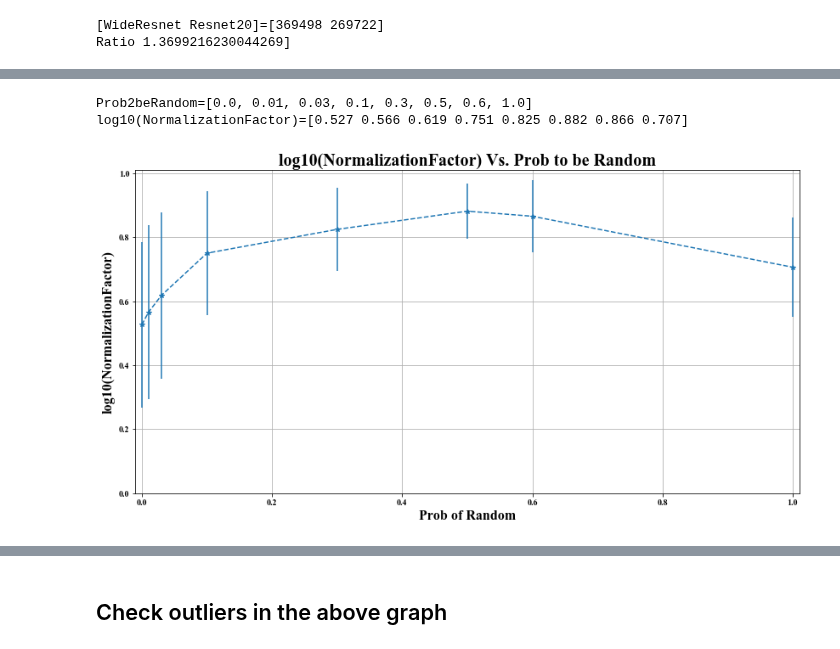
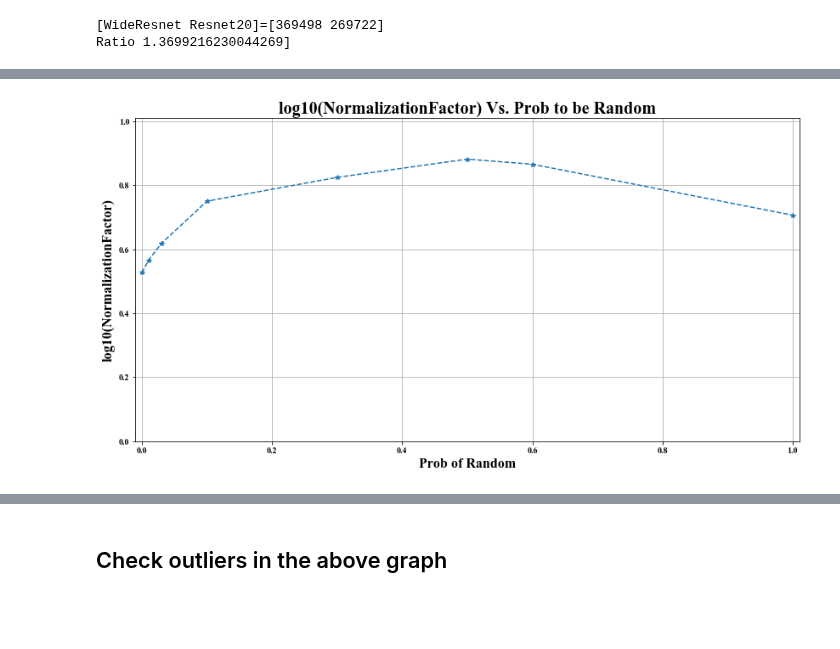
Before and after one commit to kobybibas/deep_pnml_experiments, a Jupyter notebook: src/analyze_results.ipynb, the cells around one changed output, grey strips where cells are left out. Cells and saved outputs as stored; diff of their text form; code cells hidden in the pictures; blank space fills up the shorter version.

```diff
--- a/src/analyze_results.ipynb
+++ b/src/analyze_results.ipynb
@@ -351,25 +344,3 @@ print('Ratio {}]'.format(wide_resnet_params/resnet20_params))
 # %% [output]
 [WideResnet Resnet20]=[369498 269722]
 Ratio 1.3699216230044269]
-# %%
-# Extract the log normalization factor
-mean_log_norm_factor_list = []
-std_log_norm_factor_list = []
-
-nml_loss_list = []
-nml_acc_list = []
-erm_loss_list = []
-erm_acc_list = []
-
-for idx, file_random in enumerate(files_random):
-    print('Loading idx = ', idx)
-    results_dict = load_dict_from_file_list(file_random)
-    nml_loss, norm_factor_list, nml_acc, is_correct_nml, idx_in_dataset  = get_NML_log_loss_from_dict(results_dict, is_random_labels = True);
-    erm_loss, erm_acc, is_correct_erm = get_ERM_log_loss_from_dict(results_dict, is_random_labels = True);
-    mean_log_norm_factor_list.append(np.log10(norm_factor_list).mean())
-    std_log_norm_factor_list.append(np.log10(norm_factor_list).std())
-    erm_acc_list.append(erm_acc)
-    nml_acc_list.append(nml_acc)
-    erm_loss_list.append(np.mean(erm_loss))
-    nml_loss_list.append(np.mean(nml_loss))
-print('Finish')
@@ -393,0 +347,14 @@ Finish
+# %%
+# Extract the log normalization factor
+random_df = pd.DataFrame(columns=['nml_acc', 'erm_acc', 'log10_norm_factor', 'nml_mean_loss', 'erm_mean_loss'])
+for (rand_prob_single, file_random) in zip(random_prob, files_random):
+    print('Random Prob = ', rand_prob_single)
+    results_df, statistics_df = load_results_to_df(file_random, is_random_labels=True)
+
+    random_df.loc[rand_prob_single] = [statistics_df.loc['acc']['nml'],
+                                       statistics_df.loc['acc']['erm'],
+                                       results_df['log10_norm_factor'].mean(),
+                                       statistics_df.loc['mean loss']['nml'],
+                                       statistics_df.loc['mean loss']['erm']]
+print('Random df:')
+print(random_df)
@@ -394,18 +380,13 @@ Finish
 # %%
-print('Prob2beRandom={}'.format(random_prob))
-print('log10(NormalizationFactor)={}'.format( np.round(mean_log_norm_factor_list,3)))
-
 # Plot
-plt.errorbar(random_prob,  mean_log_norm_factor_list, yerr=std_log_norm_factor_list, fmt='--*',  label='NML')
+plt.plot(random_df.index.values,  random_df['log10_norm_factor'], '--*',  label='NML')
 plt.ylabel('log10(NormalizationFactor)')
 plt.xlabel('Prob of Random')
 plt.title('log10(NormalizationFactor) Vs. Prob to be Random')
 plt.ylim([0,1.01])
 plt.xlim([-0.01,1.01])
 plt.show()
 # %% [output]
-Prob2beRandom=[0.0, 0.01, 0.03, 0.1, 0.3, 0.5, 0.6, 1.0]
-log10(NormalizationFactor)=[0.527 0.566 0.619 0.751 0.825 0.882 0.866 0.707]
-[figure, old version]
+[figure, new version]
 # %%
 # Check noisy data
```
Also changed, not shown: parts of 14 cells of this notebook, 1 other file.
